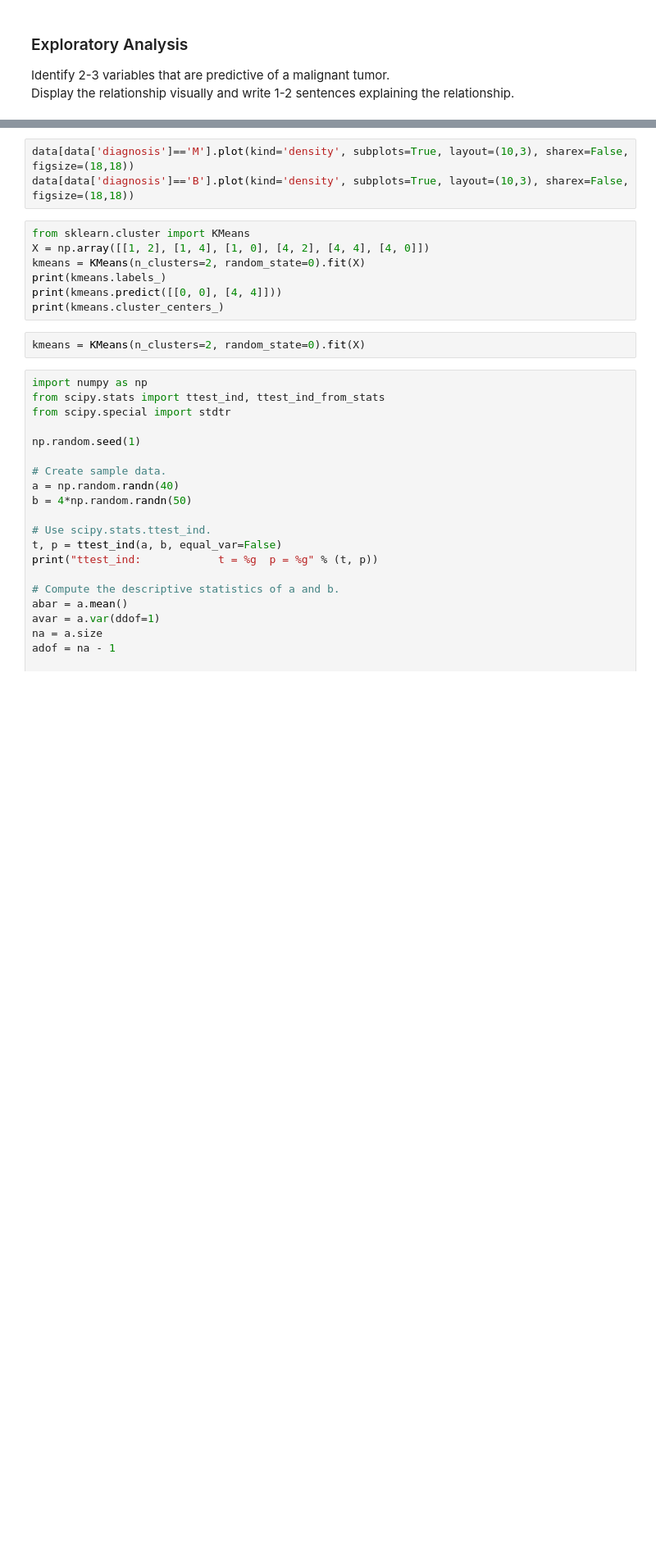
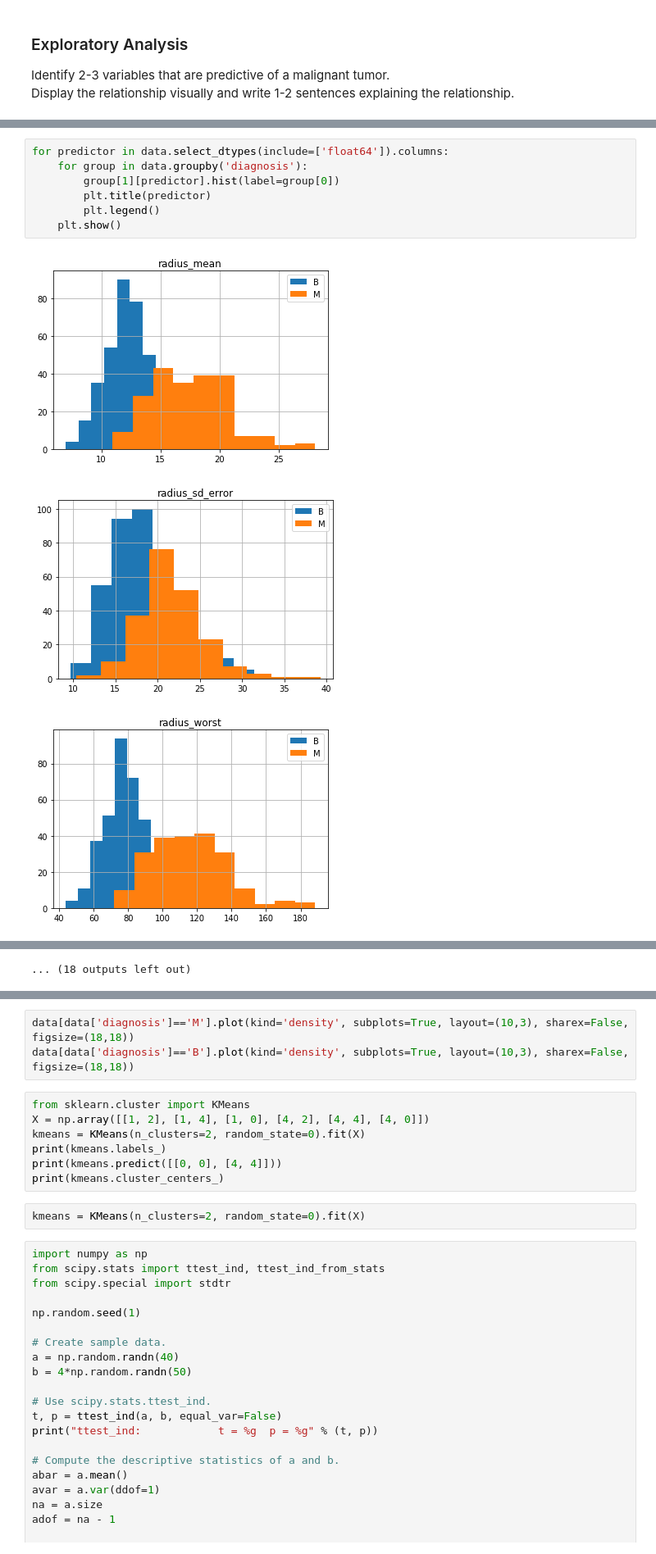
Before and after one commit to Ecohen4/ensemble-learning, a Jupyter notebook: DSI.ipynb, the cells around one changed output, grey strips where cells are left out. Shown at 82% size. Cells and saved outputs as stored; diff of their text form; blank space fills up the shorter version.

```diff
--- a/DSI.ipynb
+++ b/DSI.ipynb
@@ -146,0 +162,11 @@ BEST: {'C': 0.3} -0.096947666635038
+# %%
+for predictor in data.select_dtypes(include=['float64']).columns:
+    for group in data.groupby('diagnosis'):
+        group[1][predictor].hist(label=group[0])
+        plt.title(predictor)
+        plt.legend()
+    plt.show()
+# %% [output]
+[figure, added]
+[figure, added]
+[figure, added]
@@ -147,3 +182,4 @@ BEST: {'C': 0.3} -0.096947666635038
+... (18 outputs left out)
 # %%
 final_classifier = cv.best_estimator_
 final_classifier.fit(x_train_scaled, y_train.values)
```
Also changed, not shown: parts of 14 cells of this notebook.
